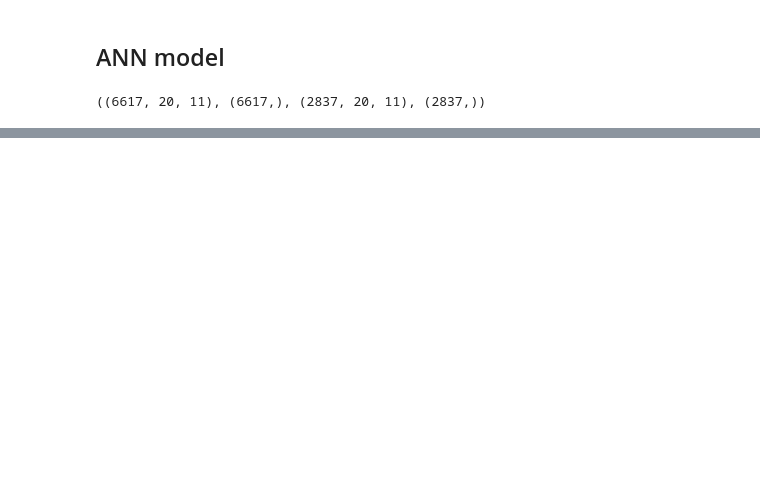
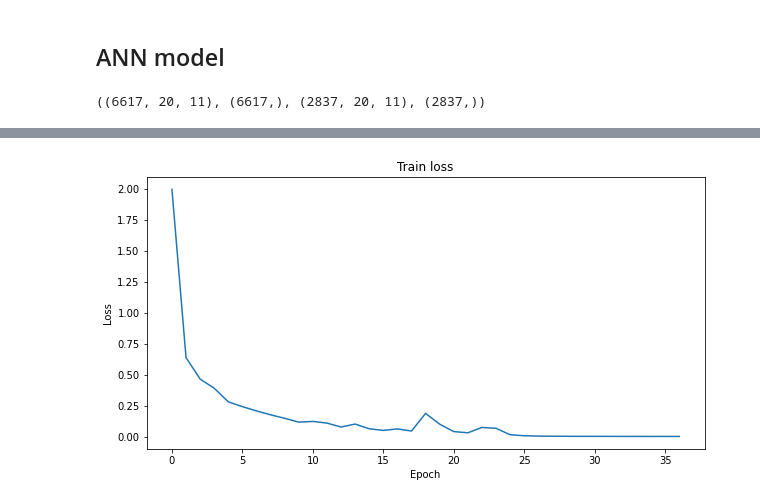
Before and after one commit to lee-onidas/simple_ASR, a Jupyter notebook: Simple_ASR_nb.ipynb, the cells around one changed output, grey strips where cells are left out. Drawn from its saved outputs; the diff is of its cells as text; code cells hidden in the pictures; blank space fills up the shorter version.

Commit message:
working on multiple iterations of CNN model for simple ASR

```diff
--- a/Simple_ASR_nb.ipynb
+++ b/Simple_ASR_nb.ipynb
@@ -179,0 +191,5 @@ plot_loss_accuracy(history)
+# %%
+# expand dimensions, so that the last dimension is the number of channels.
+# this is required for CNN.
+X_train = X_train.reshape(X_train.shape[0], buckets, max_len, channels)
+X_test = X_test.reshape(X_test.shape[0], buckets, max_len, channels)
@@ -179,0 +202,15 @@ plot_loss_accuracy(history)
+# %%
+# build model
+CNN_model_1 = Sequential()
+CNN_model_1.add(Conv2D(32,
+    (3,3),
+    input_shape=(buckets,max_len,channels),
+    activation='relu'))
+CNN_model_1.add(MaxPooling2D(pool_size=(2, 2)))
+CNN_model_1.add(Flatten())
+CNN_model_1.add(Dense(128, activation='relu'))
+CNN_model_1.add(Dense(num_classes, activation='softmax'))
+
+#Compile
+CNN_model_1.compile(loss='categorical_crossentropy', optimizer='adam',
+                metrics=['accuracy'])
@@ -179,0 +240,10 @@ plot_loss_accuracy(history)
+# %%
+# Train our model
+es = EarlyStopping(patience=30, restore_best_weights=True)
+
+CNN_model_1_history = CNN_model_1.fit(X_train, y_train_hot,
+                    validation_split=0.3,
+                    epochs=epochs,
+                    batch_size=batch_size,
+                    verbose=1,
+                    callbacks=[es])
@@ -179,0 +268,4 @@ plot_loss_accuracy(history)
+# %%
+plot_history(CNN_model_1_history)
+# %% [output]
+[figure, added]
```
Also changed, not shown: parts of 27 cells of this notebook.
